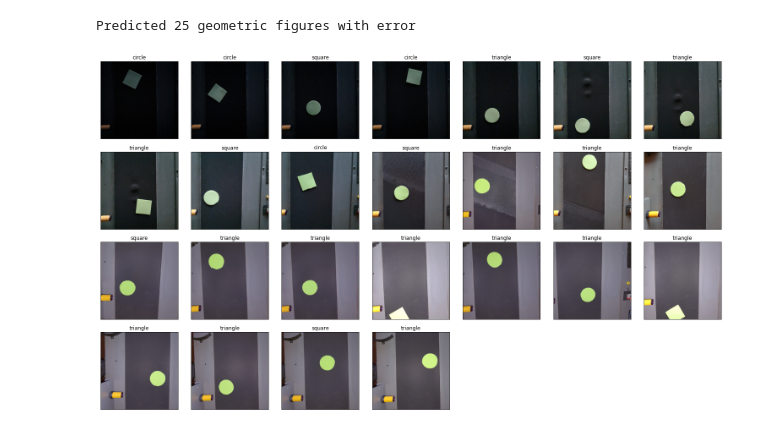
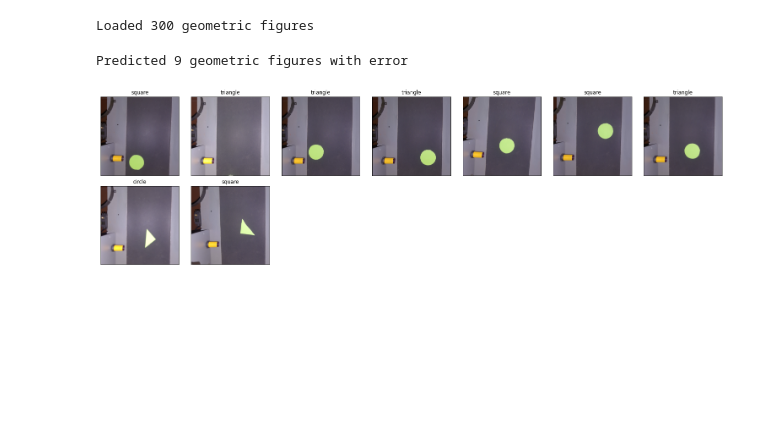
Before and after one commit to luanws/TCC, a Jupyter notebook: ai/jupyter_notebooks/geometric_figures/inspect.ipynb, the cells around one changed output. Drawn from its saved outputs; the diff is of its cells as text; code cells hidden in the pictures; blank space fills up the shorter version.

```diff
--- a/ai/jupyter_notebooks/geometric_figures/inspect.ipynb
+++ b/ai/jupyter_notebooks/geometric_figures/inspect.ipynb
@@ -59,2 +17,7 @@ Loaded 660 geometric figures
+# %%
+geometric_figures: List[GeometricFigure] = get_geometric_figures(f'data/{DATA_VERSION}', IMAGE_SIZE, memorize=True)
+print(f'Loaded {len(geometric_figures)} geometric figures')
+# %% [output]
+Loaded 300 geometric figures
 # %%
 model = keras.models.load_model('data/geometric_figure_classifier.h5')
@@ -78,34 +24,23 @@ def get_input_and_output(geometric_figure: List[GeometricFigure]) -> Tuple[np.nd
 # %%
 geometric_figures_error_predictions: List[Tuple[GeometricFigure, str]] = []
-geometric_figures_array = np.array([gf['image'][:, :, 1] for gf in geometric_figures])
+geometric_figures_array = np.array([gf['image'] for gf in geometric_figures])
 predictions = model.predict(geometric_figures_array)
 for i, prediction in enumerate(predictions):
-    if predict_to_category(prediction) != geometric_figures[i]['category']:
-        geometric_figures_error_predictions.append((geometric_figures[i], predict_to_category(prediction)))
+    if prediction_to_category(prediction) != geometric_figures[i]['category']:
+        geometric_figures_error_predictions.append((geometric_figures[i], prediction_to_category(prediction)))
 print(f'Predicted {len(geometric_figures_error_predictions)} geometric figures with error')
 # %% [output]
-Predicted 25 geometric figures with error
+Predicted 9 geometric figures with error
-# %%
-plot_size = 3
-columns = 7
-rows = math.ceil(len(geometric_figures_error_predictions)/columns)
-random_figures = [geometric_figures[np.random.randint(0, len(geometric_figures))] for _ in range(columns * rows)]
-fig, axs = plt.subplots(rows, columns, figsize=(columns * plot_size, rows * plot_size))
-for i in range(rows):
-    for j in range(columns):
-        if i * columns + j >= len(geometric_figures_error_predictions):
-            axs[i, j].axis('off')
-            continue
-        geometric_figure, prediction = geometric_figures_error_predictions[i * columns + j]
-        x, y = get_input_and_output(geometric_figure)
-        x = np.expand_dims(x, axis=0)
-        axs[i, j].imshow(geometric_figure['image'])
-        axs[i, j].set_title(prediction)
-        axs[i, j].set_xticks([])
-        axs[i, j].set_yticks([])
-
-fig.patch.set_facecolor('white')
-plt.tight_layout()
-plt.show()
-# %% [output]
-[figure, removed]
+# %%
+plot_size = 3
+columns = 7
+rows = math.ceil(len(geometric_figures_error_predictions)/columns)
+geometric_figures: List[GeometricFigure] = []
+for gf, prediction in geometric_figures_error_predictions:
+    new_gf = deepcopy(gf)
+    new_gf['category'] = prediction
+    geometric_figures.append(new_gf)
+plot_geometric_figures(geometric_figures, columns, plot_size)
+plt.show()
+# %% [output]
+[figure, added]
```
Also changed, not shown: parts of 5 cells of this notebook, 4 other files.
